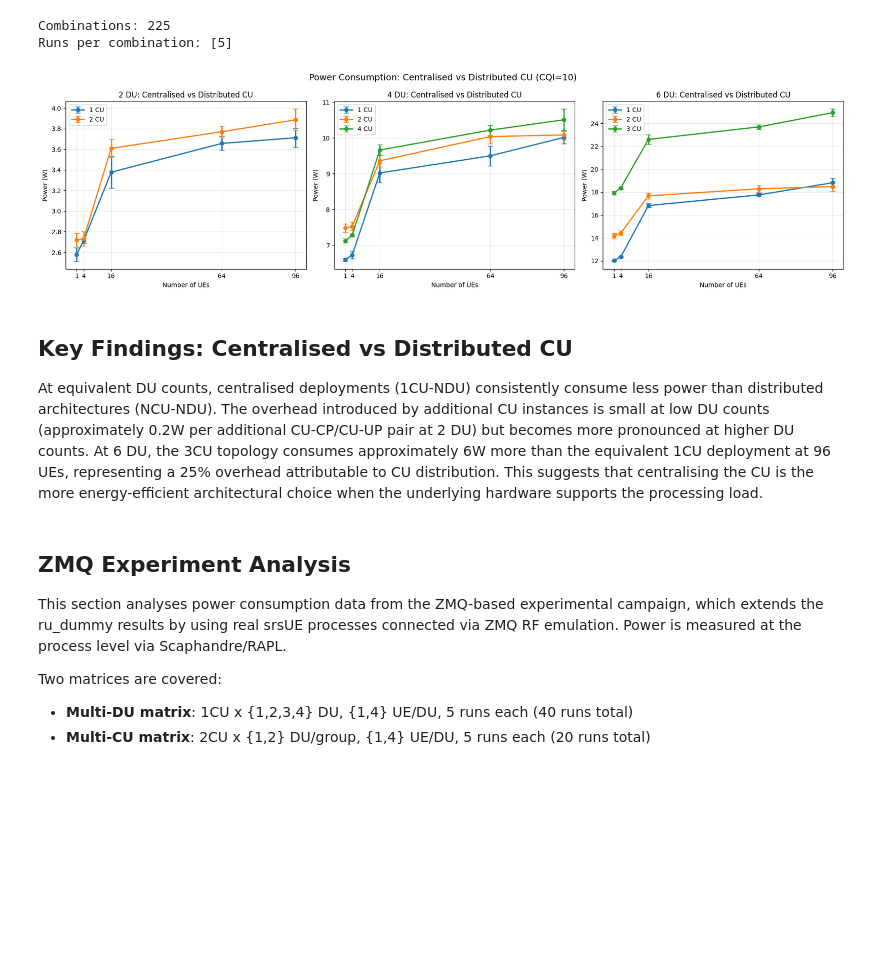
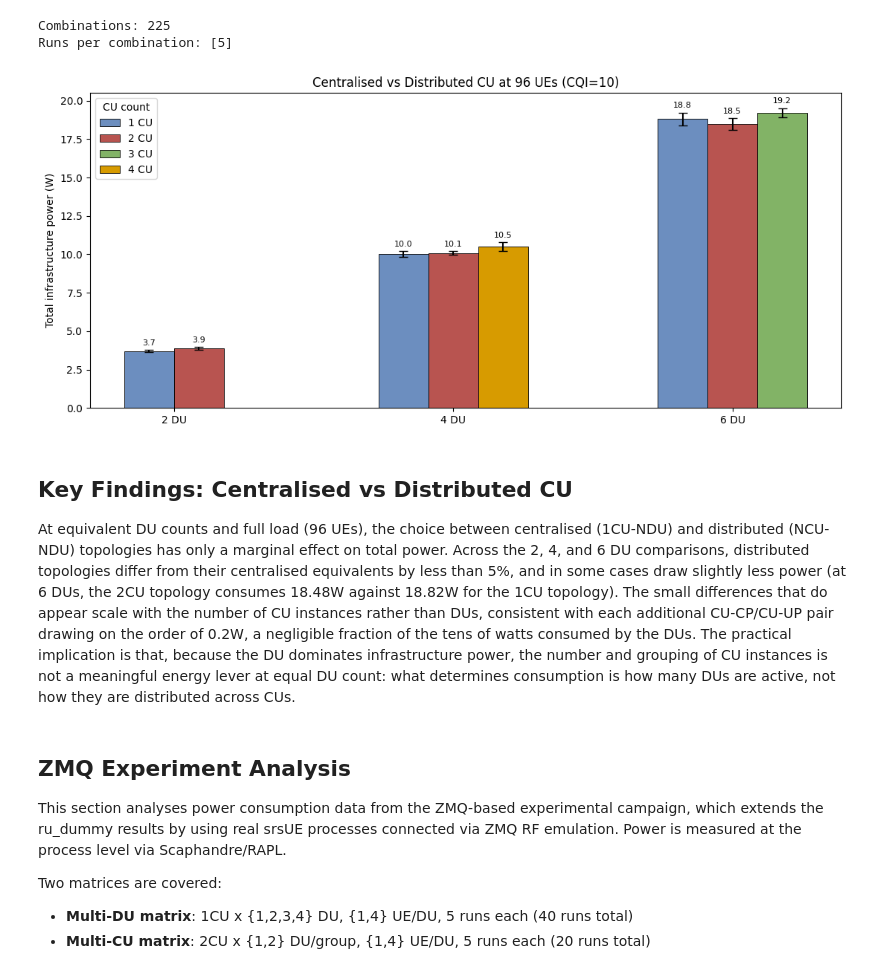
Before and after one commit to martafra/5g-power-dissertation, a Jupyter notebook: analysis/power_analysis.ipynb, the cells around one changed output. Cells and saved outputs as stored; diff of their text form; code cells hidden in the pictures; blank space fills up the shorter version.

Commit message:
Update analysis notebook: corrected captions and centralised-vs-distributed figure at full load

```diff
--- a/analysis/power_analysis.ipynb
+++ b/analysis/power_analysis.ipynb
@@ -500,48 +479,72 @@ print(f"Runs per combination: {summary_all['runs'].unique()}")
 Combinations: 225
 Runs per combination: [5]
 # %%
-# Direct comparison: same number of DUs, different number of CUs
-fig, axes = plt.subplots(1, 3, figsize=(18, 5))
+# Direct comparison at full load: same number of DUs, different number of CUs
+# Compared at 96 UEs, where all DUs run at full load and the testmode load
+# asymmetry in multi-DU groups does not affect the comparison.
+UE_FULL = 96
 
 comparisons = [
     ('2 DU', ['1cu2du', '2cu2du']),
     ('4 DU', ['1cu4du', '2cu4du', '4cu4du']),
     ('6 DU', ['1cu6du', '2cu6du', '3cu6du']),
 ]
 
-for ax, (title, topos) in zip(axes, comparisons):
-    for topo in topos:
-        subset = summary_all[(summary_all['topology'] == topo) & (summary_all['cqi'] == 10)].sort_values('nof_ues')
+fig, ax = plt.subplots(figsize=(11, 5))
+
+# lay the groups out along the x-axis, bars within each group
+bar_w = 0.25
+group_centres = []
+xtick_labels = []
+x_cursor = 0.0
+cu_colors = {'1': '#6C8EBF', '2': '#B85450', '3': '#82B366', '4': '#D79B00'}
+
+for title, topos in comparisons:
+    n = len(topos)
+    # centre the n bars around the current cursor
+    offsets = [(i - (n - 1) / 2) * bar_w for i in range(n)]
+    for topo, off in zip(topos, offsets):
+        row = summary_all[
+            (summary_all['topology'] == topo)
+            & (summary_all['cqi'] == 10)
+            & (summary_all['nof_ues'] == UE_FULL)
+        ]
+        if row.empty:
+            continue
+        val = row['mean_W'].values[0]
+        err = row['std_W'].values[0]
         n_cu = topo.split('cu')[0]
-        ax.errorbar(
-            subset['nof_ues'], subset['mean_W'],
-            yerr=subset['std_W'],
-            marker='o', label=f'{n_cu} CU', linewidth=2, capsize=4
+        ax.bar(
+            x_cursor + off, val, bar_w, yerr=err, capsize=4,
+            color=cu_colors.get(n_cu, '#999999'), edgecolor='black', linewidth=0.6,
+            label=f'{n_cu} CU'
         )
-    ax.set_title(f'{title}: Centralised vs Distributed CU')
-    ax.set_xlabel('Number of UEs')
-    ax.set_ylabel('Power (W)')
-    ax.set_xticks([1, 4, 16, 64, 96])
-    ax.legend()
-    ax.grid(True, alpha=0.3)
+        ax.text(x_cursor + off, val + err + 0.2, f'{val:.1f}',
+                ha='center', va='bottom', fontsize=8)
+    group_centres.append(x_cursor)
+    xtick_labels.append(title)
+    x_cursor += 1.4  # gap between groups
 
-plt.suptitle('Power Consumption: Centralised vs Distributed CU (CQI=10)', fontsize=14)
+ax.set_xticks(group_centres)
+ax.set_xticklabels(xtick_labels)
+ax.set_ylabel('Total infrastructure power (W)')
+ax.set_title(f'Centralised vs Distributed CU at {UE_FULL} UEs (CQI=10)')
+
+# de-duplicate legend entries
+handles, labels = ax.get_legend_handles_labels()
+seen = dict(zip(labels, handles))
+order = sorted(seen.keys(), key=lambda s: int(s.split()[0]))
+ax.legend([seen[k] for k in order], order, title='CU count')
+
 plt.tight_layout()
 plt.savefig('../analysis/centralised_vs_distributed.png', dpi=150, facecolor='white', bbox_inches='tight')
 plt.show()
 # %% [output]
-[figure, old version]
+[figure, new version]
 # %% [markdown]
 ## Key Findings: Centralised vs Distributed CU
 
-At equivalent DU counts, centralised deployments (1CU-NDU) consistently consume less
-power than distributed architectures (NCU-NDU). The overhead introduced by additional
-CU instances is small at low DU counts (approximately 0.2W per additional CU-CP/CU-UP
-pair at 2 DU) but becomes more pronounced at higher DU counts. At 6 DU, the 3CU
-topology consumes approximately 6W more than the equivalent 1CU deployment at 96 UEs,
-representing a 25% overhead attributable to CU distribution. This suggests that
-centralising the CU is the more energy-efficient architectural choice when the
-underlying hardware supports the processing load.
+At equivalent DU counts and full load (96 UEs), the choice between centralised (1CU-NDU) and distributed (NCU-NDU) topologies has only a marginal effect on total power. Across the 2, 4, and 6 DU comparisons, distributed topologies differ from their centralised equivalents by less than 5%, and in some cases draw slightly less power (at 6 DUs, the 2CU topology consumes 18.48W against 18.82W for the 1CU topology). The small differences that do appear scale with the number of CU instances rather than DUs, consistent with each additional CU-CP/CU-UP pair drawing on the order of 0.2W, a negligible fraction of the tens of watts consumed by the DUs. The practical implication is that, because the DU dominates infrastructure power, the number and grouping of CU instances is not a meaningful energy lever at equal DU count: what determines consumption is how many DUs are active, not how they are distributed across CUs.
 # %% [markdown]
 ## ZMQ Experiment Analysis
 
```
Also changed, not shown: parts of 6 cells of this notebook.
